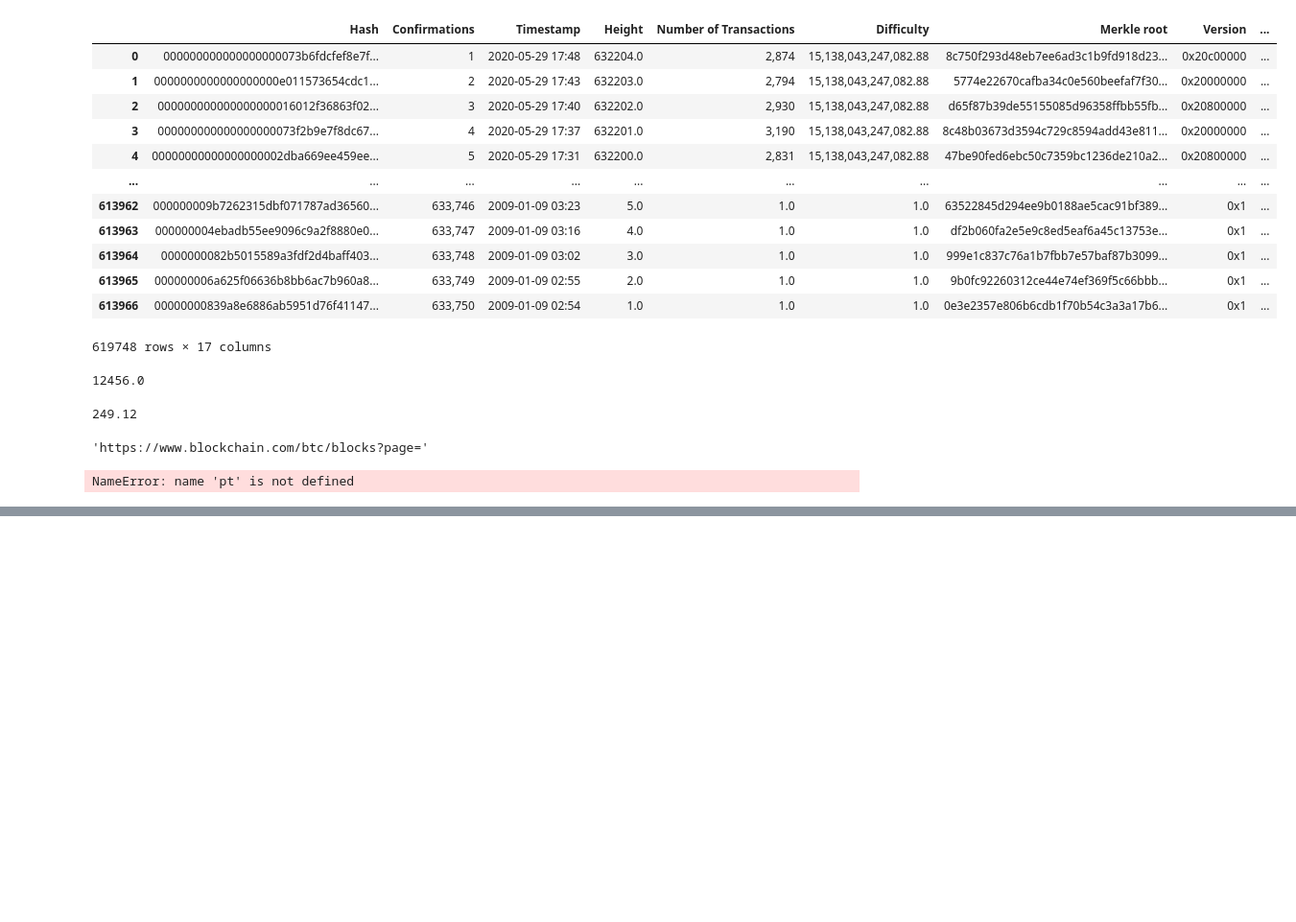
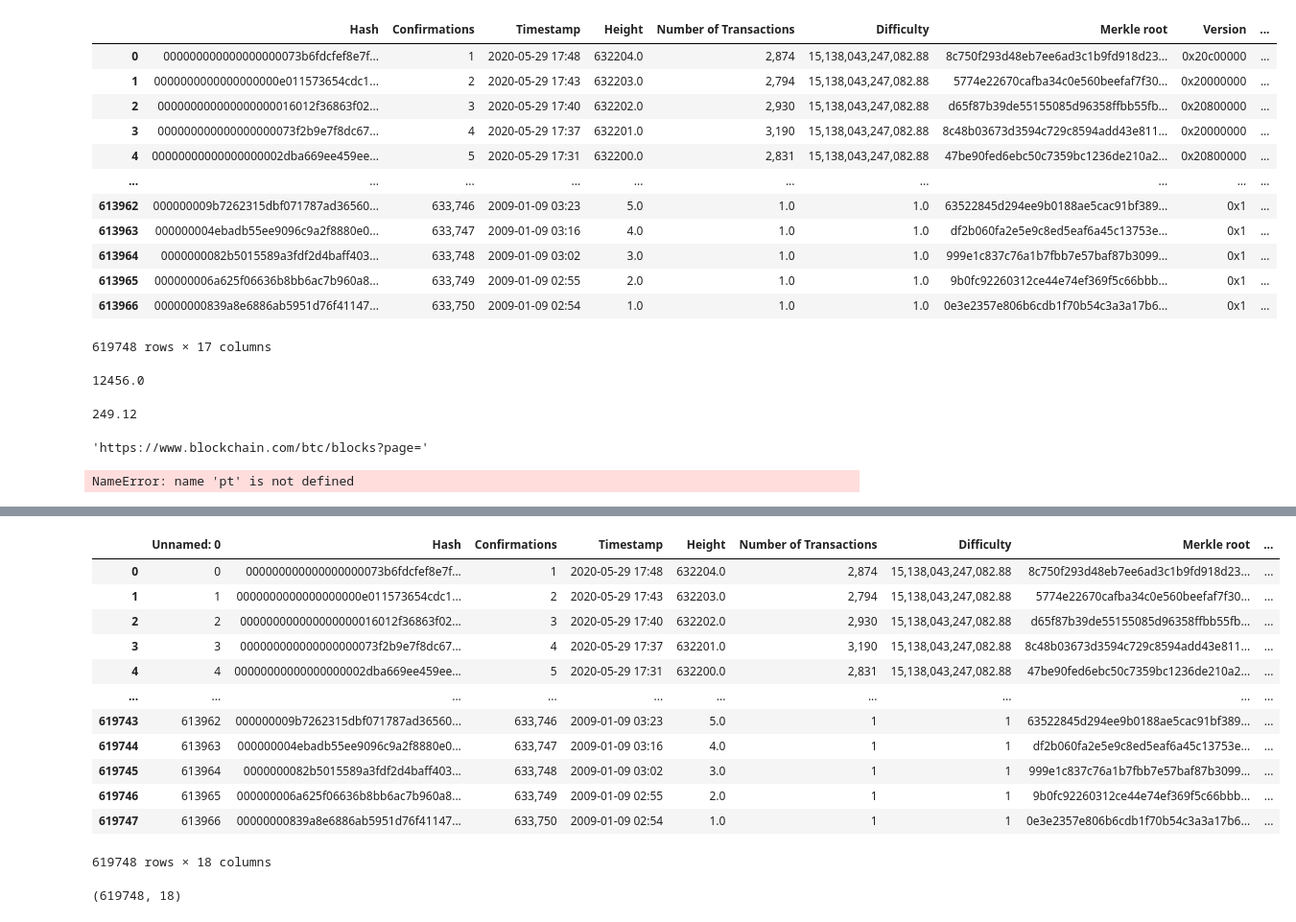
Before and after one commit to JuanVentrone/Miner_Stat, a Jupyter notebook: Python/data_table.ipynb, the cells around one changed output, grey strips where cells are left out. Shown at 96% size. Saved outputs shown, nothing was run; the diff lists cells and outputs as text; code cells hidden in the pictures; blank space fills up the shorter version.

```diff
--- a/Python/data_table.ipynb
+++ b/Python/data_table.ipynb
@@ -385,0 +435,22 @@ NameError: name 'pt' is not defined
+# %%
+data=pd.read_csv("../blockchain data/bc data/old data/data_crudo.csv")
+data
+# %% [output]
+|  | Unnamed: 0 | Hash | Confirmations | Timestamp | Height | Number of Transactions | Difficulty | Merkle root | ... |
+| 0 | 0 | 000000000000000000073b6fdcfef8e7f... | 1 | 2020-05-29 17:48 | 632204.0 | 2,874 | 15,138,043,247,082.88 | 8c750f293d48eb7ee6ad3c1b9fd918d23... | ... |
+| 1 | 1 | 0000000000000000000e011573654cdc1... | 2 | 2020-05-29 17:43 | 632203.0 | 2,794 | 15,138,043,247,082.88 | 5774e22670cafba34c0e560beefaf7f30... | ... |
+| 2 | 2 | 000000000000000000016012f36863f02... | 3 | 2020-05-29 17:40 | 632202.0 | 2,930 | 15,138,043,247,082.88 | d65f87b39de55155085d96358ffbb55fb... | ... |
+| 3 | 3 | 000000000000000000073f2b9e7f8dc67... | 4 | 2020-05-29 17:37 | 632201.0 | 3,190 | 15,138,043,247,082.88 | 8c48b03673d3594c729c8594add43e811... | ... |
+| 4 | 4 | 00000000000000000002dba669ee459ee... | 5 | 2020-05-29 17:31 | 632200.0 | 2,831 | 15,138,043,247,082.88 | 47be90fed6ebc50c7359bc1236de210a2... | ... |
+| ... | ... | ... | ... | ... | ... | ... | ... | ... | ... |
+| 619743 | 613962 | 000000009b7262315dbf071787ad36560... | 633,746 | 2009-01-09 03:23 | 5.0 | 1 | 1 | 63522845d294ee9b0188ae5cac91bf389... | ... |
+| 619744 | 613963 | 000000004ebadb55ee9096c9a2f8880e0... | 633,747 | 2009-01-09 03:16 | 4.0 | 1 | 1 | df2b060fa2e5e9c8ed5eaf6a45c13753e... | ... |
+| 619745 | 613964 | 0000000082b5015589a3fdf2d4baff403... | 633,748 | 2009-01-09 03:02 | 3.0 | 1 | 1 | 999e1c837c76a1b7fbb7e57baf87b3099... | ... |
+| 619746 | 613965 | 000000006a625f06636b8bb6ac7b960a8... | 633,749 | 2009-01-09 02:55 | 2.0 | 1 | 1 | 9b0fc92260312ce44e74ef369f5c66bbb... | ... |
+| 619747 | 613966 | 00000000839a8e6886ab5951d76f41147... | 633,750 | 2009-01-09 02:54 | 1.0 | 1 | 1 | 0e3e2357e806b6cdb1f70b54c3a3a17b6... | ... |
+619748 rows × 18 columns
+# %%
+data = data.dropna()
+data.shape
+# %% [output]
+(619748, 18)
```
Also changed, not shown: parts of 8 cells of this notebook, 2 other files.
